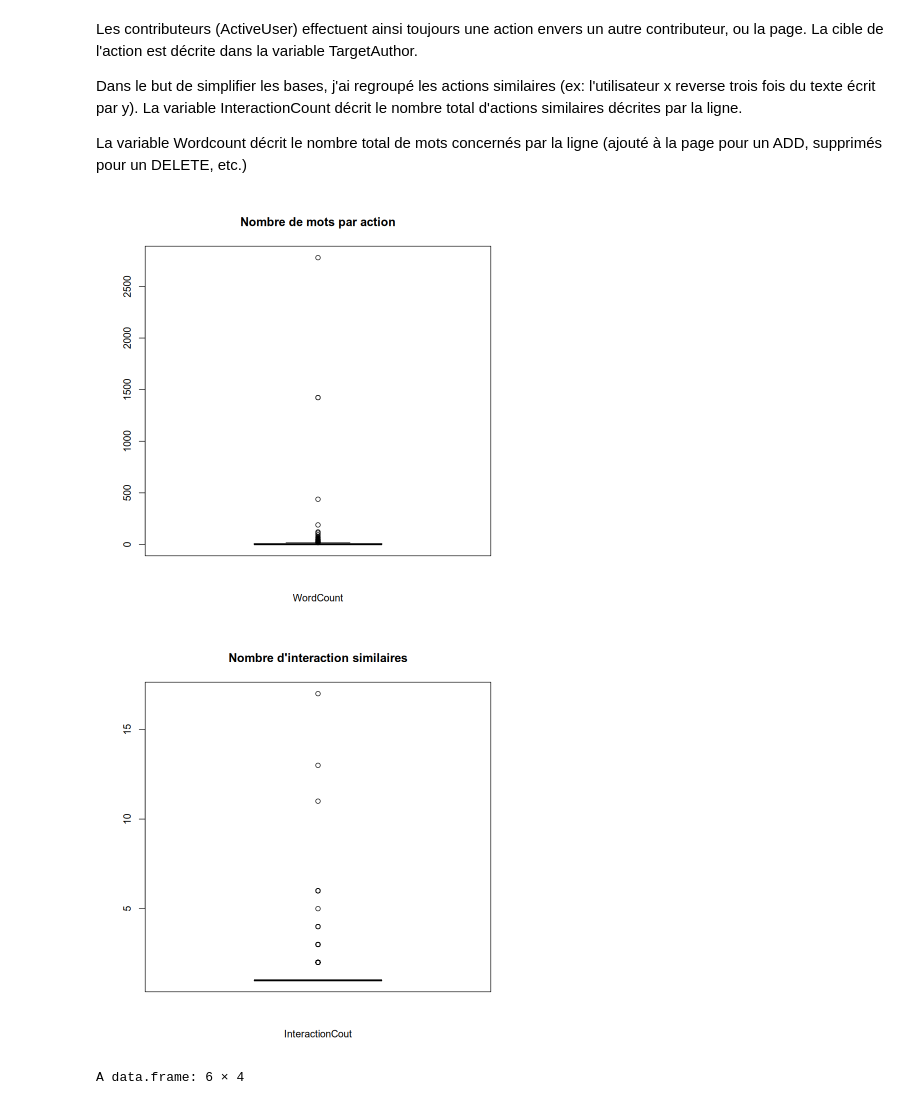
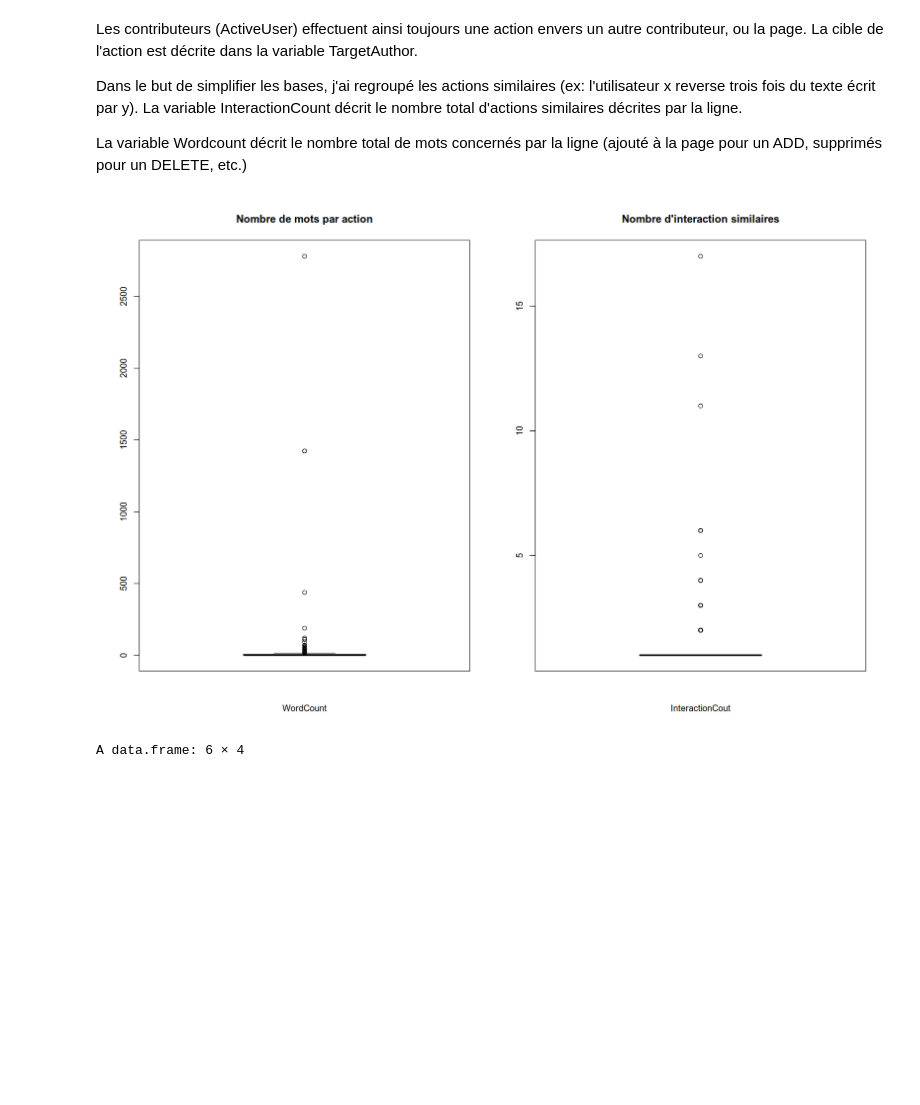
Before and after one commit to tenroc/Introduction_reseaux_MSH, a Jupyter notebook: Script.ipynb, the cells around one changed output. Cells and saved outputs as stored; diff of their text form; code cells hidden in the pictures; blank space fills up the shorter version.

```diff
--- a/Script.ipynb
+++ b/Script.ipynb
@@ -52,14 +54,19 @@ Dans le but de simplifier les bases, j'ai regroupé les actions similaires (ex:
 
 La variable Wordcount décrit le nombre total de mots concernés par la ligne (ajouté à la page pour un ADD, supprimés pour un DELETE, etc.)
 # %%
+# Pour avoir deux graphes côte à côte:
+
+par(mfrow=c(1,2))
+
 boxplot(zapata_rail_edit_edgelist$WordCount, xlab = "WordCount",
         main = "Nombre de mots par action")
 
 boxplot(zapata_rail_edit_edgelist$InteractionCount, xlab = "InteractionCout",
         main = "Nombre d'interaction similaires")
+
+par(mfrow=c(1,1))
 # %% [output]
-[figure, old version]
+[figure, new version]
-[figure, removed]
 # %%
 head(zapata_rail_edit_attributes)
 # %% [output]
```
Also changed, not shown: parts of 64 cells of this notebook.
